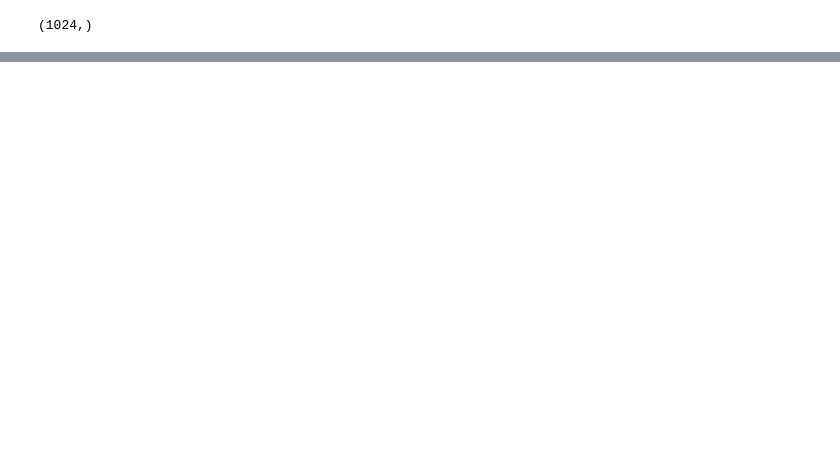
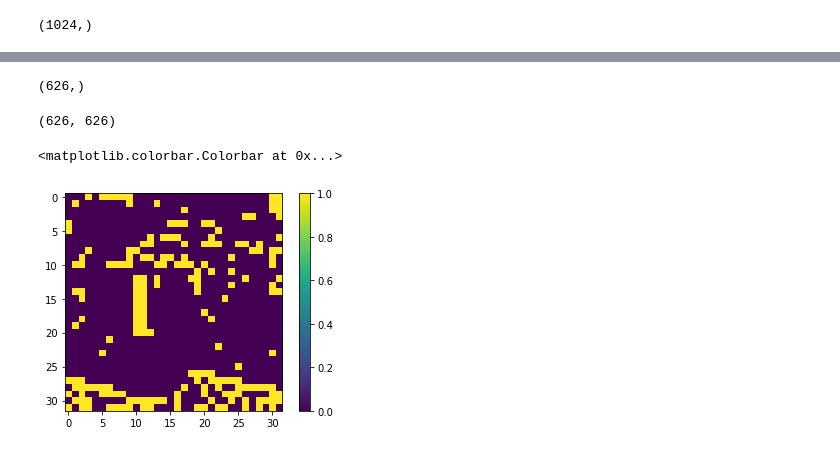
Before and after one commit to yungyuc/nsdhw_21sp, a Jupyter notebook: proposal/veax-void/Idea_test.ipynb, the cells around one changed output, grey strips where cells are left out. Cells and saved outputs as stored; diff of their text form; code cells hidden in the pictures; blank space fills up the shorter version.

```diff
--- a/proposal/veax-void/Idea_test.ipynb
+++ b/proposal/veax-void/Idea_test.ipynb
@@ -284,0 +159,26 @@ fig.show()
+# %%
+# New W
+# Preparing for next recursive loop
+next_set_idxs = np.where(new_x < threshold)[0]
+print(next_set_idxs.shape)
+
+W = W[next_set_idxs][:,next_set_idxs]
+W.shape
+
+# and go back to the beggining
+# %% [output]
+(626,)
+(626, 626)
+# %%
+set_idxs = np.concatenate((next_set_idxs[:ground_node], next_set_idxs[ground_node+1:]))
+
+new_x = np.zeros(32*32) -1
+new_x[set_idxs] = x
+# %%
+new_x[set_idxs] = 1
+# %%
+plt.imshow(new_x.reshape((32,32)) > threshold)
+plt.colorbar()
+# %% [output]
+<matplotlib.colorbar.Colorbar at 0x...>
+[figure, added]
```
Also changed, not shown: parts of 31 cells of this notebook, 1 other file.
